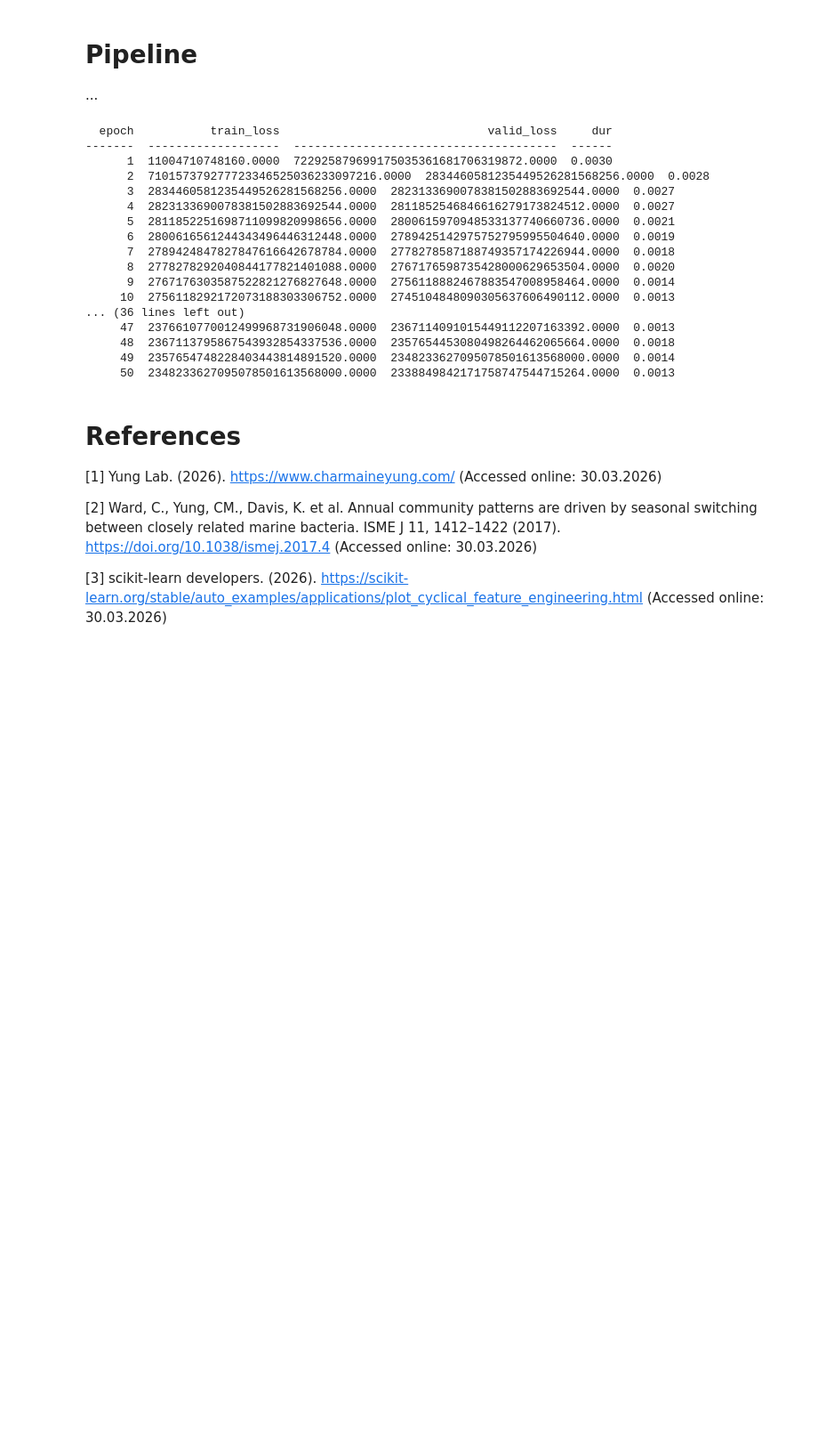
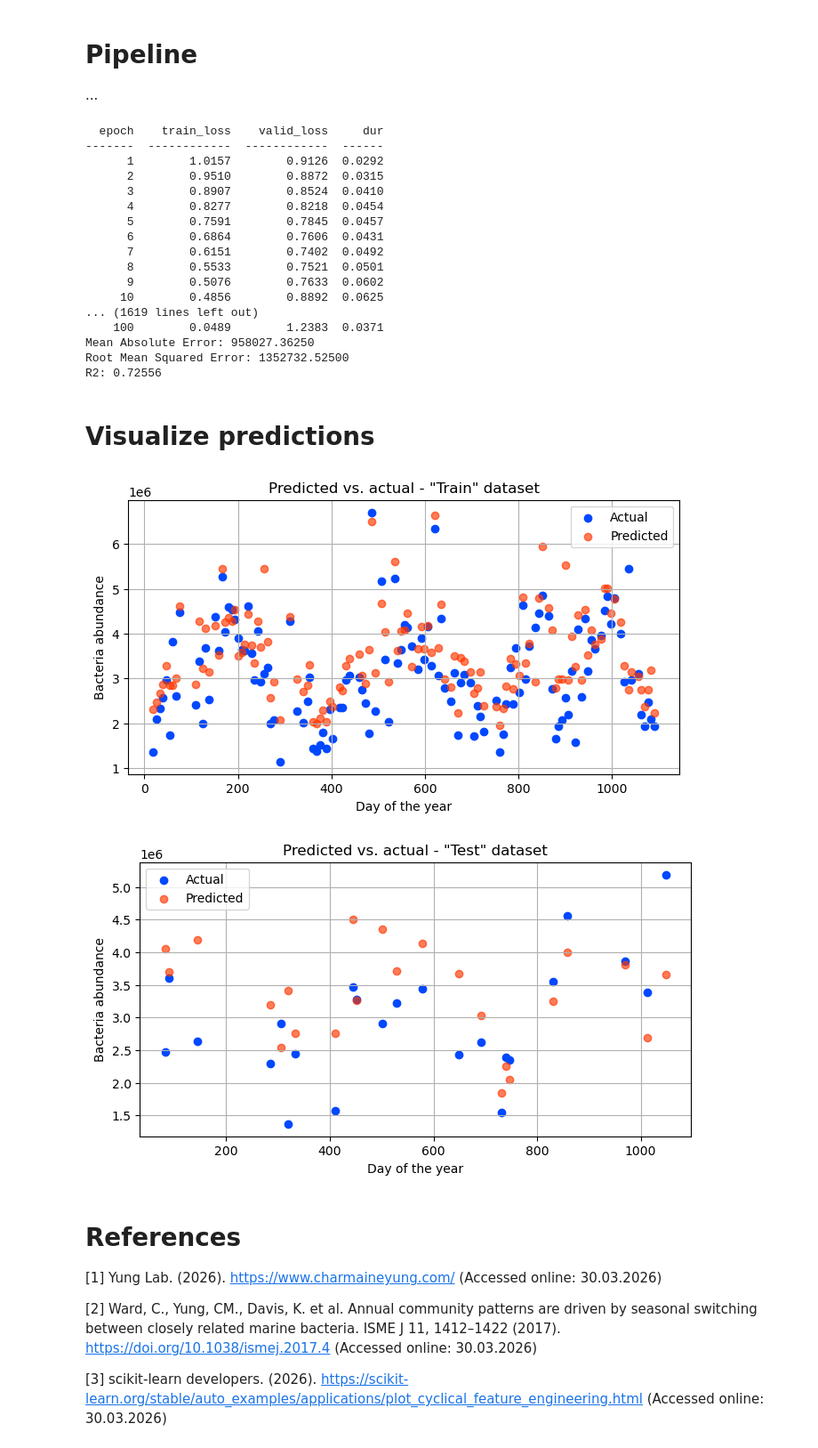
Before and after one commit to jonassterud/OCES5303_A2, a Jupyter notebook: ass2_oces5303_21335836.ipynb, the cells around one changed output. Shown at 89% size. Cells and saved outputs as stored; diff of their text form; code cells hidden in the pictures; blank space fills up the shorter version.

```diff
--- a/ass2_oces5303_21335836.ipynb
+++ b/ass2_oces5303_21335836.ipynb
@@ -167,13 +163,12 @@ To avoid overfitting (i.e. not being able to generalize), we'll keep the validat
 Finally, to get a totally unbiased performance metric of our final model, we'll check the generalization error on our test set.
 </p>
 # %%
-## Split data (70%, 15%, 15%)
+## Split data (85%, 15%)
 
 X = df.drop(columns = ["Bacteria_abundance"])
 y = df["Bacteria_abundance"]
 
-X_train, X_val_test, y_train, y_val_test = train_test_split(X, y, train_size = 0.7, random_state = seed)
-X_val, X_test, y_val, y_test = train_test_split(X_val_test, y_val_test, train_size = 0.5, test_size = 0.5, random_state = seed)
+X_train, X_test, y_train, y_test = train_test_split(X, y, train_size = 0.85, random_state = seed)
 
 ## Combined train set (for visualization)
 
@@ -225,7 +220,7 @@ Now, let's create a transformer that can turn our <code>DataFrame</code> into so
 
 def _add_tensors(data):
     data_c = data.copy()
-    data_c = torch.from_numpy(data_c.to_numpy()).type(torch.float32)
+    data_c = torch.from_numpy(np.array(data_c)).type(torch.float32)
 
     return data_c
 
@@ -283,29 +312,53 @@ r_nn = NeuralNetRegressor(
 </p>
 # %%
 pipeline = Pipeline([
-    ('tensors', t_tensors), # Need to call explicitly for y
-    ('regression', r_nn),
+    ("cyclic", t_cyclic),
+    ("scale_features", StandardScaler()),
+    ("tensors", t_tensors), # Need to call explicitly for y
+    ("regression", TransformedTargetRegressor(regressor=r_nn, transformer=StandardScaler())),
 ])
 
 pipeline = pipeline.fit(X_train, t_tensors.transform(y_train).view(-1, 1))
+print(Metrics(pipeline, X_train, t_tensors.transform(y_train).view(-1, 1)))
 # %% [output]
-  epoch           train_loss                              valid_loss     dur
--------  -------------------  --------------------------------------  ------
-      1  11004710748160.0000  722925879699175035361681706319872.0000  0.0030
-      2  710157379277723346525036233097216.0000  2834460581235449526281568256.0000  0.0028
-      3  2834460581235449526281568256.0000  2823133690078381502883692544.0000  0.0027
-      4  2823133690078381502883692544.0000  2811852546846616279173824512.0000  0.0027
-      5  2811852251698711099820998656.0000  2800615970948533137740660736.0000  0.0021
-      6  2800616561244343496446312448.0000  2789425142975752795995504640.0000  0.0019
-      7  2789424847827847616642678784.0000  2778278587188749357174226944.0000  0.0018
-      8  2778278292040844177821401088.0000  2767176598735428000629653504.0000  0.0020
-      9  2767176303587522821276827648.0000  2756118882467883547008958464.0000  0.0014
-     10  2756118292172073188303306752.0000  2745104848090305637606490112.0000  0.0013
-... (36 lines left out)
-     47  2376610770012499968731906048.0000  2367114091015449112207163392.0000  0.0013
-     48  2367113795867543932854337536.0000  2357654453080498264462065664.0000  0.0018
-     49  2357654748228403443814891520.0000  2348233627095078501613568000.0000  0.0014
-     50  2348233627095078501613568000.0000  2338849842171758747544715264.0000  0.0013
+  epoch    train_loss    valid_loss     dur
+-------  ------------  ------------  ------
+      1        1.0157        0.9126  0.0292
+      2        0.9510        0.8872  0.0315
+      3        0.8907        0.8524  0.0410
+      4        0.8277        0.8218  0.0454
+      5        0.7591        0.7845  0.0457
+      6        0.6864        0.7606  0.0431
+      7        0.6151        0.7402  0.0492
+      8        0.5533        0.7521  0.0501
+      9        0.5076        0.7633  0.0602
+     10        0.4856        0.8892  0.0625
+... (1619 lines left out)
+    100        0.0489        1.2383  0.0371
+Mean Absolute Error: 958027.36250
+Root Mean Squared Error: 1352732.52500
+R2: 0.72556
+# %% [markdown]
+<h1>Visualize predictions</h1>
+# %%
+for (name, X, y) in [("Train", X_train, y_train), ("Test", X_test, y_test)]:
+    results_df = X.copy()
+    results_df["target_actual"] = y.copy()
+    results_df["target_predicted"] = pipeline.predict(X)
+    results_df = results_df.sort_values(by="YearDay")
+
+    plt.figure(figsize=(8, 4))
+    plt.scatter(results_df["YearDay"], results_df["target_actual"], color="#0048FF", label="Actual")
+    plt.scatter(results_df["YearDay"], results_df["target_predicted"], color="#FF3700A7", label="Predicted")
+    plt.xlabel("Day of the year")
+    plt.ylabel("Bacteria abundance")
+    plt.legend()
+    plt.title(f"Predicted vs. actual - \"{name}\" dataset")
+    plt.grid()
+    plt.show()
+# %% [output]
+[figure, added]
+[figure, added]
 # %% [markdown]
 <h1>References</h1>
 
```
Also changed, not shown: parts of 5 cells of this notebook.
